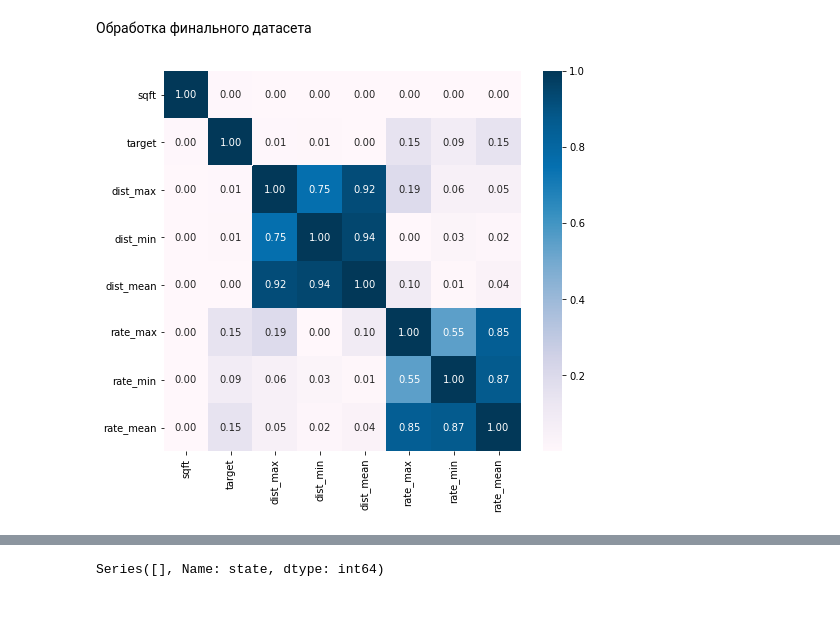
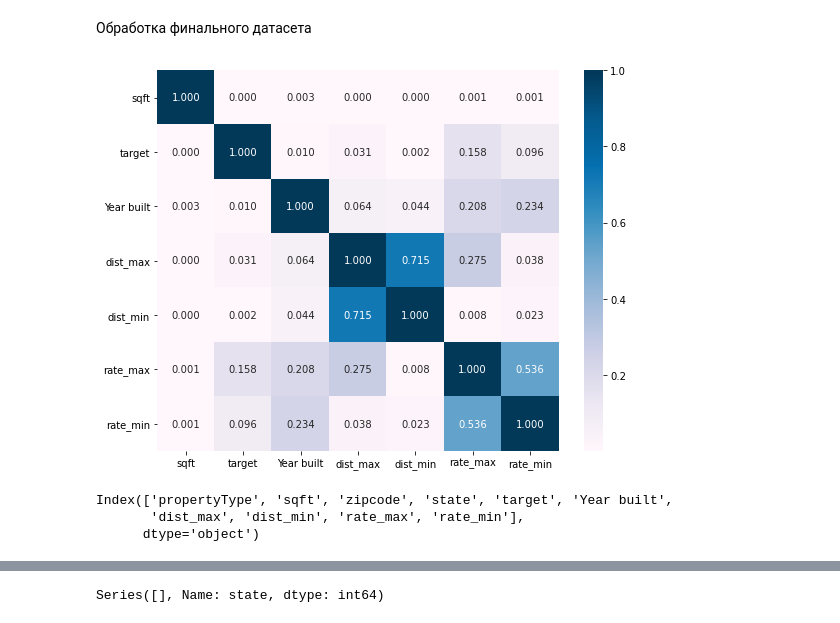
Before and after one commit to TimeryaevaM/Diplom, a Jupyter notebook: diplom_6v.ipynb, the cells around one changed output, grey strips where cells are left out. Saved outputs shown, nothing was run; the diff lists cells and outputs as text; code cells hidden in the pictures.

```diff
--- a/diplom_6v.ipynb
+++ b/diplom_6v.ipynb
@@ -1063,3 +833,13 @@ dtype: int64
+# %%
+# Удалим признаки которые не обрабатывали, так как текста
+df = df.drop(['street', 'city'], axis=1)
+
+# Удалим признаки ненужные
+df = df.drop(['homeFacts', 'schools', 'stories_dop', 'lotsize'], axis=1)
+
+# # Удалим столбцы, в которых много пустых значений либо вообще, либо много пустых значений в тесте
+df = df.drop(['stories', 'baths', 'beds', 'Remodeled year', 'Heating', 'Cooling', 'Parking', 'Price/sqft'], axis=1)
+df = df.drop(['status'], axis=1)
 # %%
 # Содаем новые признаки
 
@@ -1069,14 +849,10 @@ df['dist_max'] = df['Distance'].apply(lambda x: None if x is None else
                                       None if len(x) == 0 else max(x))
 df['dist_min'] = df['Distance'].apply(lambda x: None if x is None else
                                       None if len(x) == 0 else min(x))
-df['dist_mean'] = df['Distance'].apply(lambda x: None if x is None else
-                                      None if len(x) == 0 else round(np.mean(list(filter(None, x))), 2))
 # %%
 df['rate_max'] = df['rating'].apply(lambda x: None if x is None else
                                       None if len(x) == 0 else max(x))
 df['rate_min'] = df['rating'].apply(lambda x: None if x is None else
                                       None if len(x) == 0 else min(x))
-df['rate_mean'] = df['rating'].apply(lambda x: None if x is None else
-                                      None if len(x) == 0 else round(np.mean(list(filter(None, x))), 2))
 # %%
 df = df.drop(['Distance', 'rating'], axis=1)
@@ -1124,2 +858,0 @@ dtype: int64
-# %%
-df = df.drop(['Price/sqft'], axis=1)
@@ -1256,10 +965,10 @@ df_test.loc[df_test['rate_mean'].isna(), 'rate_mean'] = mean_rate_mean
 # %%
 # Рассмотрим матрицу корреляции для начального удаления сильно скоррелированных признаков
 
-plt.figure(figsize=(8,7))
+plt.figure(figsize=(9,7))
 
-sns.heatmap(df_train.corr().abs(), annot=True, fmt='.2f', cmap='PuBu')
+sns.heatmap(df_train.corr().abs(), annot=True, fmt='.3f', cmap='PuBu')
 plt.yticks(rotation=0)
 plt.show()
 # %% [output]
-[figure, old version]
+[figure, new version]
@@ -1266 +977,7 @@ plt.show()
+# %%
+df.columns
+# %% [output]
+Index(['propertyType', 'sqft', 'zipcode', 'state', 'target', 'Year built',
+       'dist_max', 'dist_min', 'rate_max', 'rate_min'],
+      dtype='object')
 # %%
```
Also changed, not shown: parts of 171 cells of this notebook, 6 other files.
